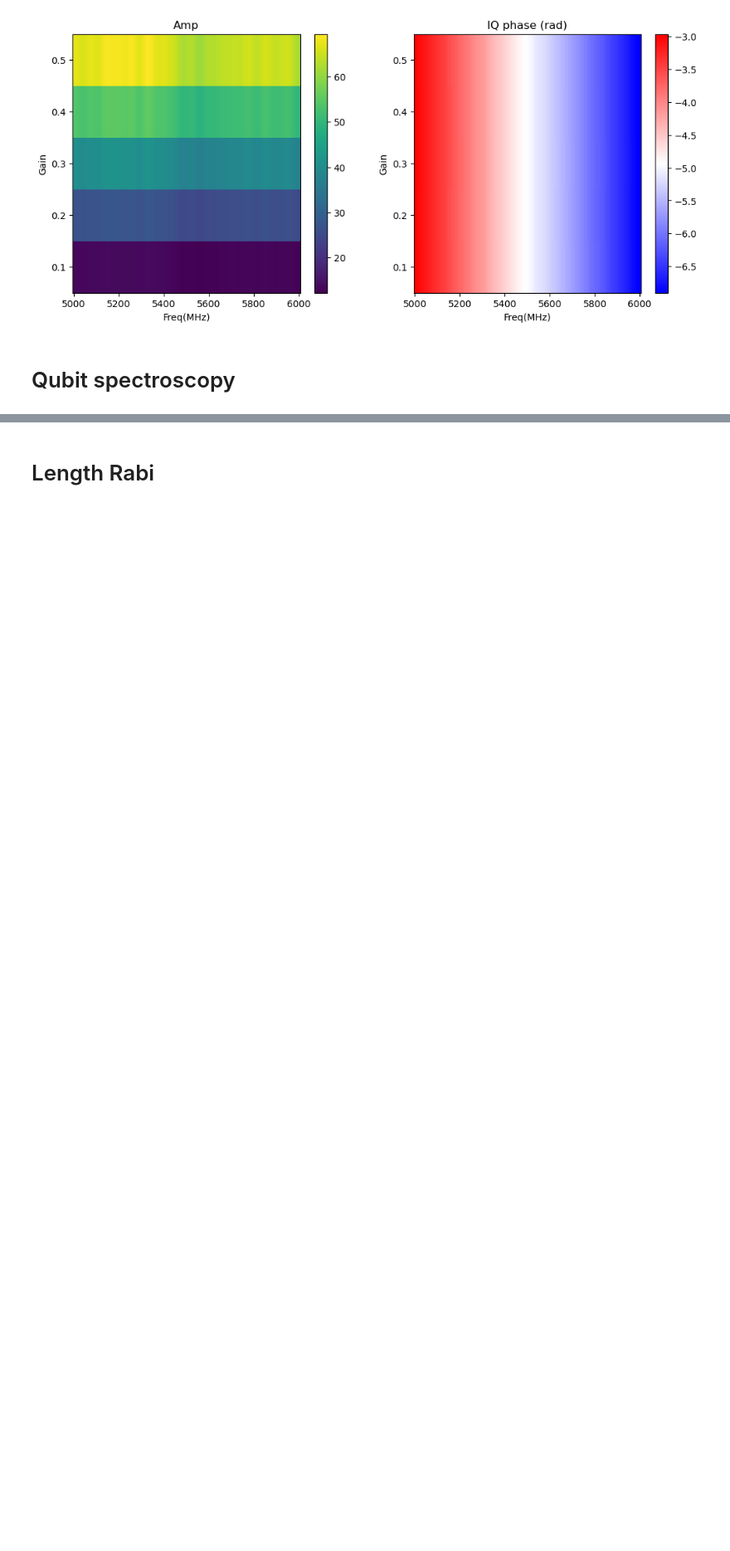
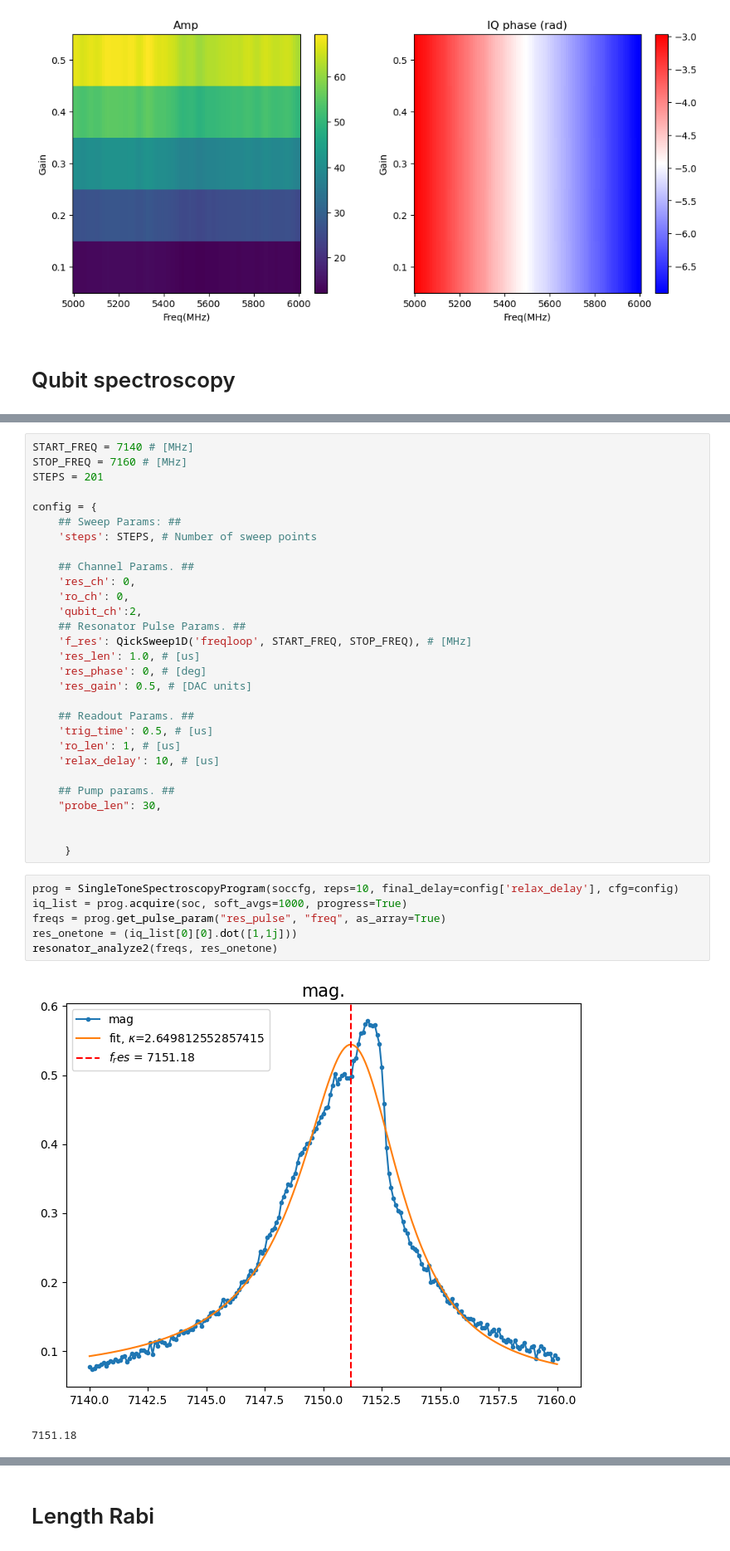
Before and after one commit to JayChien04717/tprocv2_guidemo, a Jupyter notebook: csutscrip/singlequbit_ge.ipynb, the cells around one changed output, grey strips where cells are left out. Shown at 83% size. Saved outputs shown, nothing was run; the diff lists cells and outputs as text; blank space fills up the shorter version.

```diff
--- a/csutscrip/singlequbit_ge.ipynb
+++ b/csutscrip/singlequbit_ge.ipynb
@@ -355,0 +439,38 @@ spectrum_analyze(freqs, qb_spec)
+# %%
+START_FREQ = 7140 # [MHz]
+STOP_FREQ = 7160 # [MHz]
+STEPS = 201
+
+config = {
+    ## Sweep Params: ##
+    'steps': STEPS, # Number of sweep points
+
+    ## Channel Params. ##
+    'res_ch': 0,
+    'ro_ch': 0,
+    'qubit_ch':2,
+    ## Resonator Pulse Params. ##
+    'f_res': QickSweep1D('freqloop', START_FREQ, STOP_FREQ), # [MHz]
+    'res_len': 1.0, # [us]
+    'res_phase': 0, # [deg]
+    'res_gain': 0.5, # [DAC units]
+
+    ## Readout Params. ##
+    'trig_time': 0.5, # [us]
+    'ro_len': 1, # [us]
+    'relax_delay': 10, # [us]
+
+    ## Pump params. ##
+    "probe_len": 30,
+
+
+     }
+# %%
+prog = SingleToneSpectroscopyProgram(soccfg, reps=10, final_delay=config['relax_delay'], cfg=config)
+iq_list = prog.acquire(soc, soft_avgs=1000, progress=True)
+freqs = prog.get_pulse_param("res_pulse", "freq", as_array=True)
+res_onetone = (iq_list[0][0].dot([1,1j]))
+resonator_analyze2(freqs, res_onetone)
+# %% [output]
+[figure, added]
+7151.18
```
Also changed, not shown: parts of 27 cells of this notebook, 38 other files.
